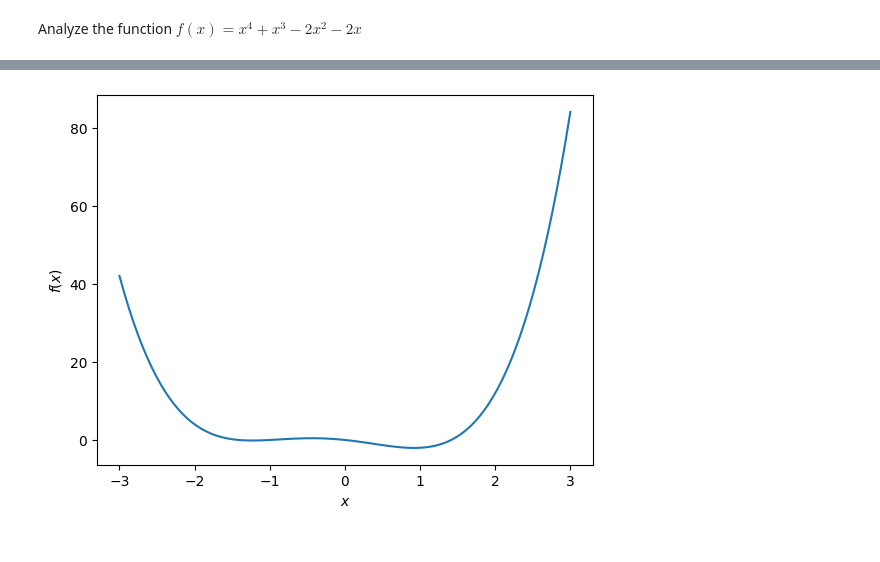
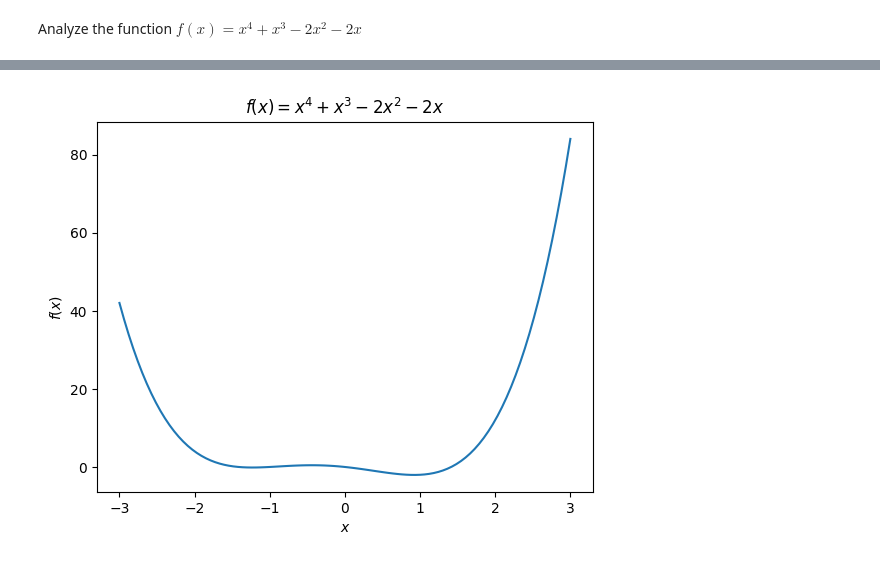
Before and after one commit to Tony3oo3/SMMAI_Lab, a Jupyter notebook: Homework_3/homework3.ipynb, the cells around one changed output, grey strips where cells are left out. Drawn from its saved outputs; the diff is of its cells as text; code cells hidden in the pictures.

```diff
--- a/Homework_3/homework3.ipynb
+++ b/Homework_3/homework3.ipynb
@@ -347,9 +409,10 @@ Solutions:
 # %%
 # Plot the function in [-3, 3]
+plt.title("$f(x)=x^4 + x^3 -2x^2 -2x$")
 xs = np.linspace(-3, 3, 100)
 plt.plot(xs, [f_5(x) for x in xs])
 plt.xlabel("$x$")
 plt.ylabel("$f(x)$")
 plt.show()
 # %% [output]
-[figure, old version]
+[figure, new version]
```
Also changed, not shown: parts of 9 cells of this notebook, 1 other file.
